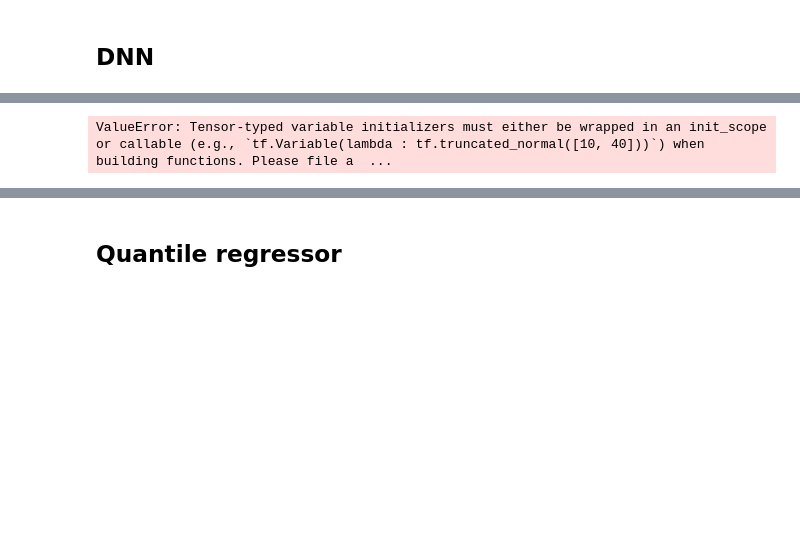
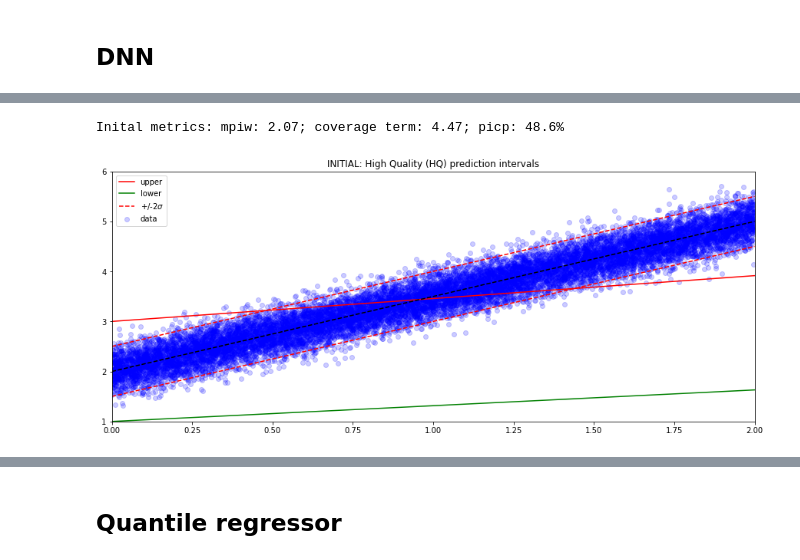
Before and after one commit to leandroohf/machine_learning_algorithms, a Jupyter notebook: dev/intro_to_prediction_interval.ipynb, the cells around one changed output, grey strips where cells are left out. Drawn from its saved outputs; the diff is of its cells as text; code cells hidden in the pictures; blank space fills up the shorter version.

Commit message:
nb: Better results for DNN PI
* Linear data and
* Non linear data

```diff
--- a/dev/intro_to_prediction_interval.ipynb
+++ b/dev/intro_to_prediction_interval.ipynb
@@ -479,17 +342,60 @@ def qd_objective(y_true, y_pred, n_=100, lambda_=0.01, alpha_ = 0.05, soften_ =
 model = Sequential()
 model.add(Dense(100, input_dim=1, activation='relu',
                 kernel_initializer=tf.keras.initializers.RandomNormal(mean=0.0, stddev=0.2)))
+
 model.add(Dense(2, activation='linear',
-                kernel_initializer=tf.keras.initializers.RandomNormal(mean=0.0, stddev=0.3),
-                bias_initializer=tf.keras.initializers.Constant(value=[2.0,1.0]))) # important to init biases to start!
+                kernel_initializer=tf.keras.initializers.RandomNormal(mean=0.0, stddev=0.2),
+                bias_initializer=tf.keras.initializers.Constant(value=[3.0,1.00]))) # important to init biases to start!
 
 # compile
 opt = tf.keras.optimizers.Adam(lr=0.02, decay=0.005)
-model.compile(loss=qd_objective, optimizer=opt, metrics=[mpiw_metric,coverage_term_metric,picp_metric_])
+model.compile(loss=qd_objective, optimizer=opt, metrics=[mpiw_metric,coverage_term_metric,picp_metric])
-# %% [output]
-ValueError: Tensor-typed variable initializers must either be wrapped in an init_scope or callable (e.g., `tf.Variable(lambda : tf.truncated_normal([10, 40]))`) when building functions. Please file a  ...
 # %%
-n_samples = 5000
+n_samples = 15000
 X_train, y_train, yy_train = make_linear_data(n_samples,linear_params)
+# %%
+grid_size = 100
+
+x_grid = np.linspace(0.0,2.0,grid_size) # for evaluation plots
+
+a = linear_params.get('a',None)
+b = linear_params.get('b',None)
+_sigma = linear_params.get('sigma',None)
+
+f_x = a* x_grid + b
+_delta = 2.0*_sigma  # 2 sigmas
+
+y_pred = model.predict(x_grid, verbose=0)
+y_u_pred = y_pred[:,0]#*norm_factor
+y_l_pred = y_pred[:,1]#*norm_factor
+
+# Inital metrics
+y_pred0 = model.predict(X_train, verbose=0)
+
+mpiw0 = mpiw_metric(yy_train, y_pred0)
+picp0 = picp_metric(yy_train, y_pred0)
+cover0 = coverage_term_metric(yy_train, y_pred0)
+
+print(f"Inital metrics: mpiw: {mpiw0:.2f}; coverage term: {cover0:.2f}; picp: {picp0:.1%}")
+
+_ = plt.figure(figsize=[15, 6])
+
+_ = plt.scatter(X_train, y_train, label='data', alpha=.2, color='blue')
+
+_ = plt.plot(x_grid, y_u_pred, color='r',label='upper') # upper boundary prediction
+_ = plt.plot(x_grid, y_l_pred, color='g',label='lower') # lower boundary prediction
+
+_ = plt.plot(x_grid, f_x + _delta, 'r--', label='+/-2$\sigma$'); # upper boundary prediction
+_ = plt.plot(x_grid, f_x, 'k--'); # f(x)
+_ = plt.plot(x_grid, f_x - _delta, 'r--'); # lower boundary prediction
+
+_ = plt.title('INITIAL: High Quality (HQ) prediction intervals')
+_ = plt.xlim(0,2);
+_ = plt.ylim(1.0,6.0);
+_ = plt.legend();
+_ = plt.show()
+# %% [output]
+Inital metrics: mpiw: 2.07; coverage term: 4.47; picp: 48.6%
+[figure, added]
 # %%
 %%time
```
Also changed, not shown: parts of 26 cells of this notebook.
